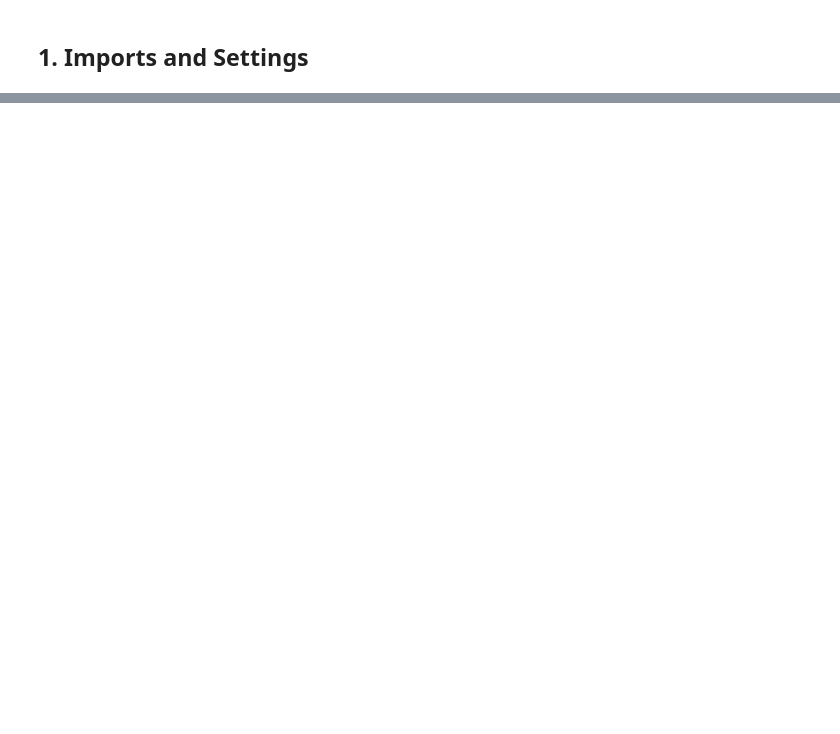
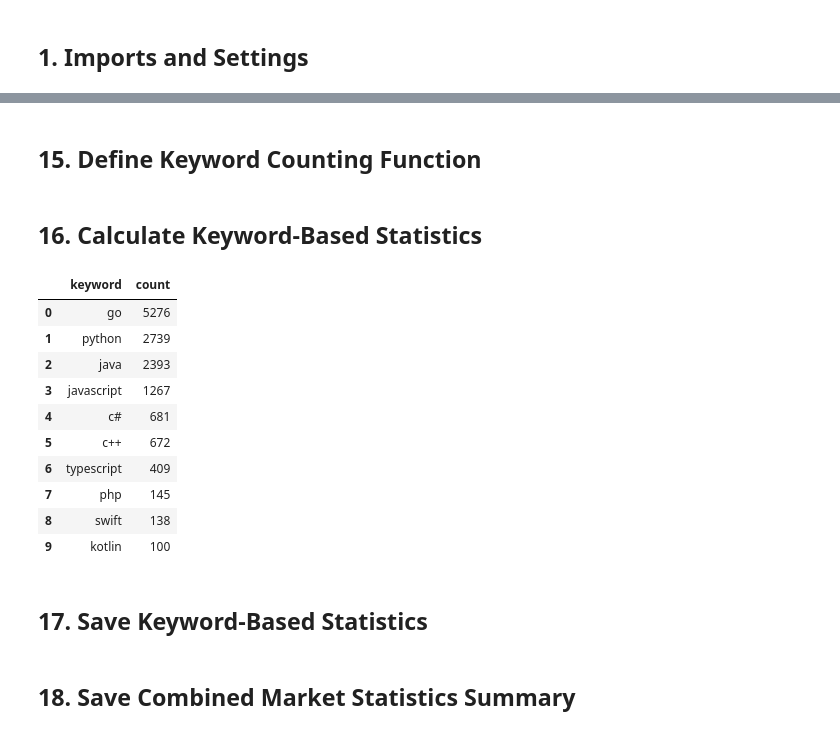
Before and after one commit to Aleksandar169/cv-job-matching-agent, a Jupyter notebook: notebooks/07_job_storage_and_market_statistics.ipynb, the cells around one changed output, grey strips where cells are left out. Cells and saved outputs as stored; diff of their text form; code cells hidden in the pictures; blank space fills up the shorter version.

```diff
--- a/notebooks/07_job_storage_and_market_statistics.ipynb
+++ b/notebooks/07_job_storage_and_market_statistics.ipynb
@@ -591,8 +492,0 @@ def parse_linkedin_datetime(series):
-# %%
-if date_column is not None:
-    df_jobs["parsed_date"] = parse_linkedin_datetime(df_jobs[date_column])
-    df_jobs["year_month"] = df_jobs["parsed_date"].dt.to_period("M").astype(str)
-
-    df_jobs[["parsed_date", "year_month"]].head()
-else:
-    print("No date column was found.")
@@ -759,0 +500,2 @@ market_summary
+# %%
+df_jobs["market_text"] = (df_jobs[title_col].fillna("").astype(str) + " " + df_jobs[description_col].fillna("").astype(str)).str.lower()
@@ -759,0 +530,51 @@ market_summary
+# %% [markdown]
+## 15. Define Keyword Counting Function
+# %%
+def count_keywords_in_text(df, text_column, keywords):
+    counter = Counter()
+
+    if df.empty or text_column not in df.columns:
+        return counter
+
+    for keyword in keywords:
+        count = df[text_column].str.contains(
+            re.escape(keyword),
+            case=False,
+            na=False
+        ).sum()
+
+        counter[keyword] = int(count)
+
+    return counter
+# %% [markdown]
+## 16. Calculate Keyword-Based Statistics
+# %%
+keyword_statistics = {}
+
+for group_name, keywords in keyword_groups.items():
+    counter = count_keywords_in_text(
+        df_jobs,
+        "market_text",
+        keywords
+    )
+
+    keyword_statistics[group_name] = counter_to_dataframe(
+        counter,
+        "keyword"
+    )
+# %%
+keyword_statistics["programming_languages"].head(20)
+# %% [output]
+|  | keyword | count |
+| 0 | go | 5276 |
+| 1 | python | 2739 |
+| 2 | java | 2393 |
+| 3 | javascript | 1267 |
+| 4 | c# | 681 |
+| 5 | c++ | 672 |
+| 6 | typescript | 409 |
+| 7 | php | 145 |
+| 8 | swift | 138 |
+| 9 | kotlin | 100 |
+# %% [markdown]
+## 17. Save Keyword-Based Statistics
@@ -759,0 +587,2 @@ market_summary
+# %% [markdown]
+## 18. Save Combined Market Statistics Summary
```
Also changed, not shown: parts of 110 cells of this notebook, 4 other files.
